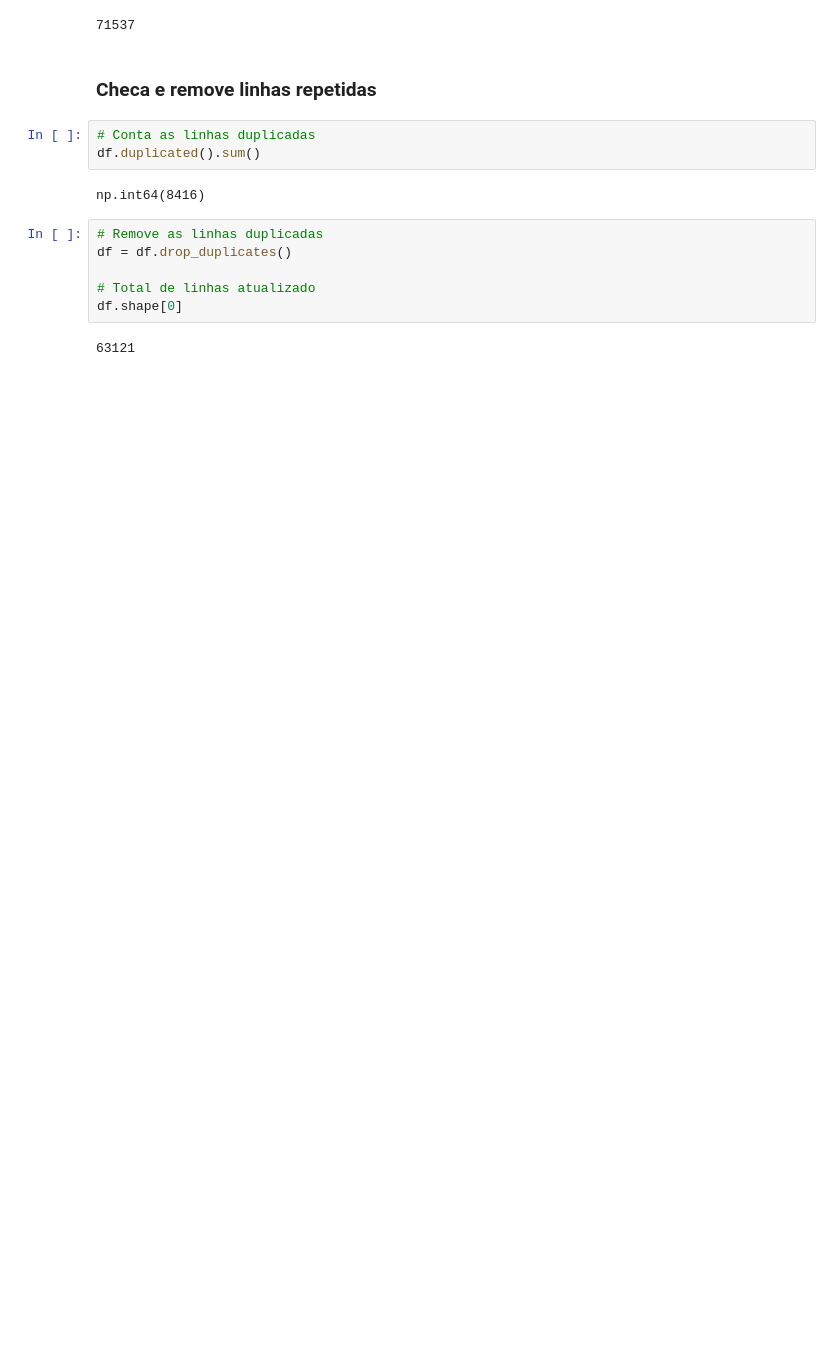
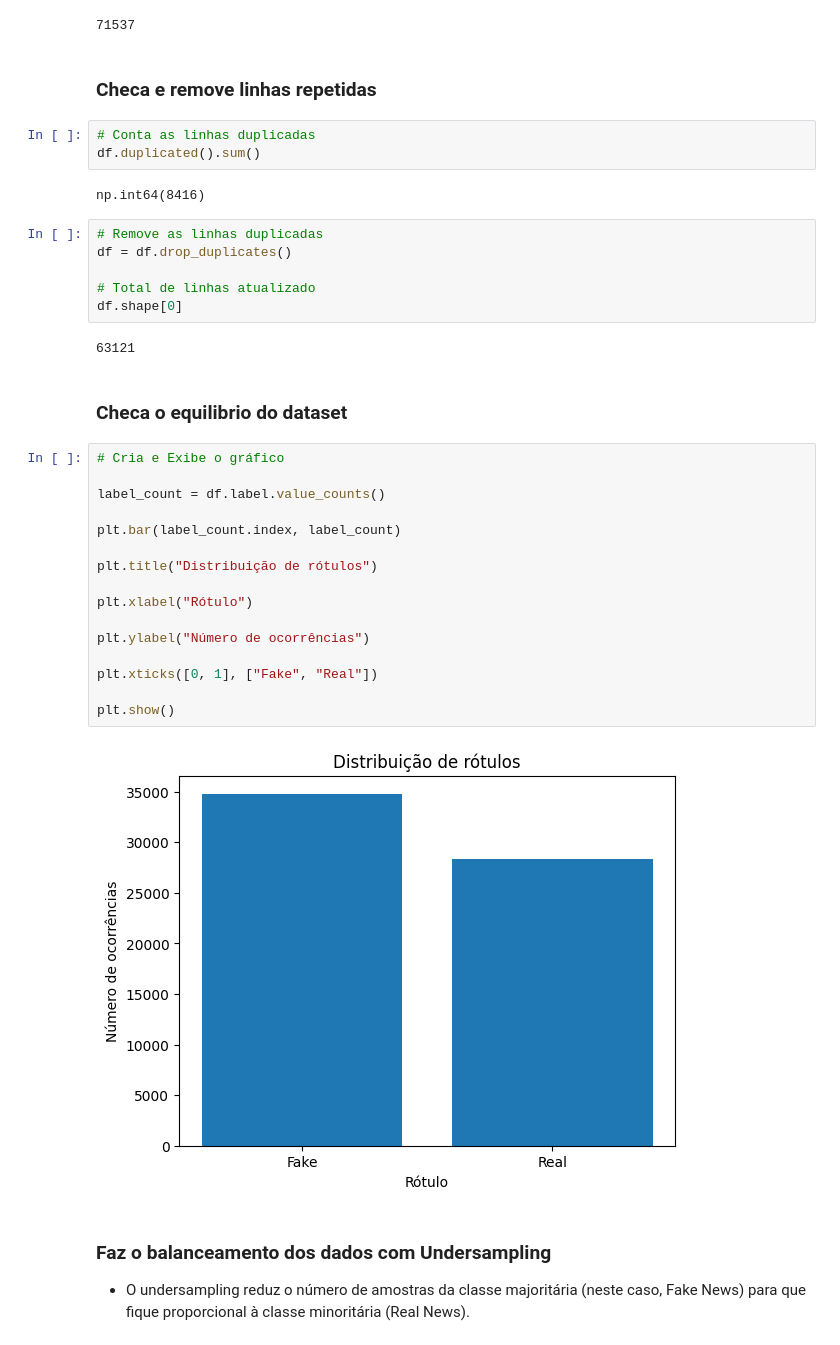
Before and after one commit to welitonlimaa/Deep-Learning-for-Fake-News-Detection, a Jupyter notebook: notebooks/dataprocessing.ipynb, the cells around one changed output. Saved outputs shown, nothing was run; the diff lists cells and outputs as text; blank space fills up the shorter version.

Commit message:
feat: faz balanceamento de dados

```diff
--- a/notebooks/dataprocessing.ipynb
+++ b/notebooks/dataprocessing.ipynb
@@ -75,3 +75,26 @@ df = df.drop_duplicates()
 df.shape[0]
 # %% [output]
 63121
+# %% [markdown]
+### Checa o equilibrio do dataset
+# %%
+# Cria e Exibe o gráfico
+
+label_count = df.label.value_counts()
+
+plt.bar(label_count.index, label_count)
+
+plt.title("Distribuição de rótulos")
+
+plt.xlabel("Rótulo")
+
+plt.ylabel("Número de ocorrências")
+
+plt.xticks([0, 1], ["Fake", "Real"])
+
+plt.show()
+# %% [output]
+[figure, added]
+# %% [markdown]
+### Faz o balanceamento dos dados com Undersampling
+- O undersampling reduz o número de amostras da classe majoritária (neste caso, Fake News) para que fique proporcional à classe minoritária (Real News).
```
Also changed, not shown: parts of 3 cells of this notebook.
